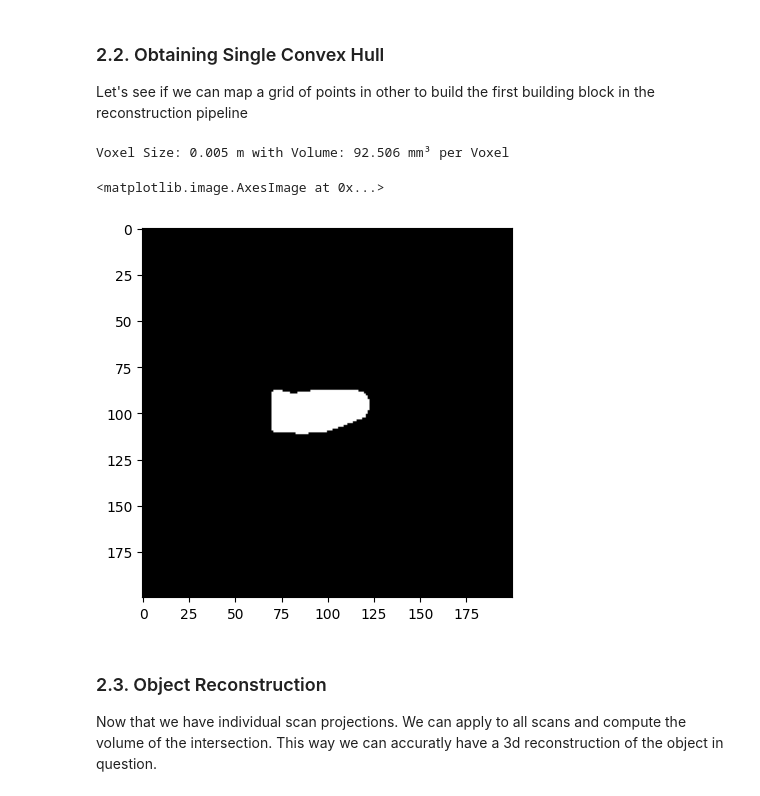
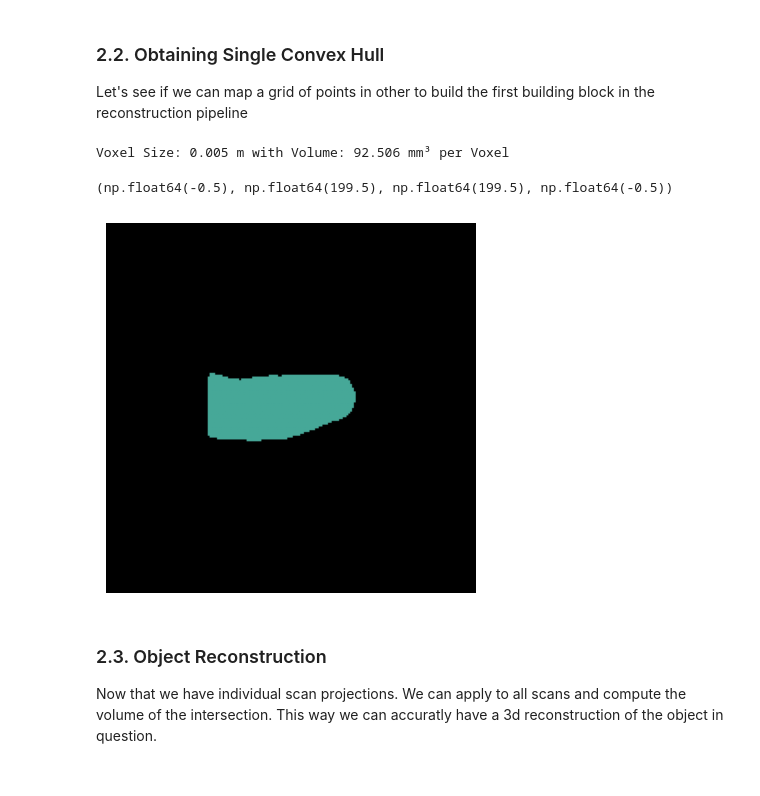
Before and after one commit to GuilhermeCosta-Ferreira/ARM-SOFT-Scanning, a Jupyter notebook: 3d_reconstruction/reconstruction_nb.ipynb, the cells around one changed output. Cells and saved outputs as stored; diff of their text form; code cells hidden in the pictures.

```diff
--- a/3d_reconstruction/reconstruction_nb.ipynb
+++ b/3d_reconstruction/reconstruction_nb.ipynb
@@ -105,13 +109,14 @@ Let's see if we can map a grid of points in other to build the first building bl
 # %%
 camera_volume, voxel_size = project_scan(camera_data, scans, 0, resolution=200, reconstruction_range=0.45)
 
 print(f"Voxel Size: {np.round(voxel_size,3)} m with Volume: {np.round(voxel_size**3 * 1e9, 3)} mm³ per Voxel")
 
-plt.imshow(camera_volume[:, 200//2, :], cmap='gray')
+plt.imshow(camera_volume[:, 200//2, :], cmap=gb_cmap)
+plt.axis('off')
 # %% [output]
 Voxel Size: 0.005 m with Volume: 92.506 mm³ per Voxel
-<matplotlib.image.AxesImage at 0x...>
+(np.float64(-0.5), np.float64(199.5), np.float64(199.5), np.float64(-0.5))
-[figure, old version]
+[figure, new version]
 # %% [markdown]
 ### 2.3. Object Reconstruction
 Now that we have individual scan projections. We can apply to all scans and compute the volume of the intersection. This way we can accuratly have a 3d reconstruction of the object in question.
```
Also changed, not shown: parts of 6 cells of this notebook, 24 other files.
